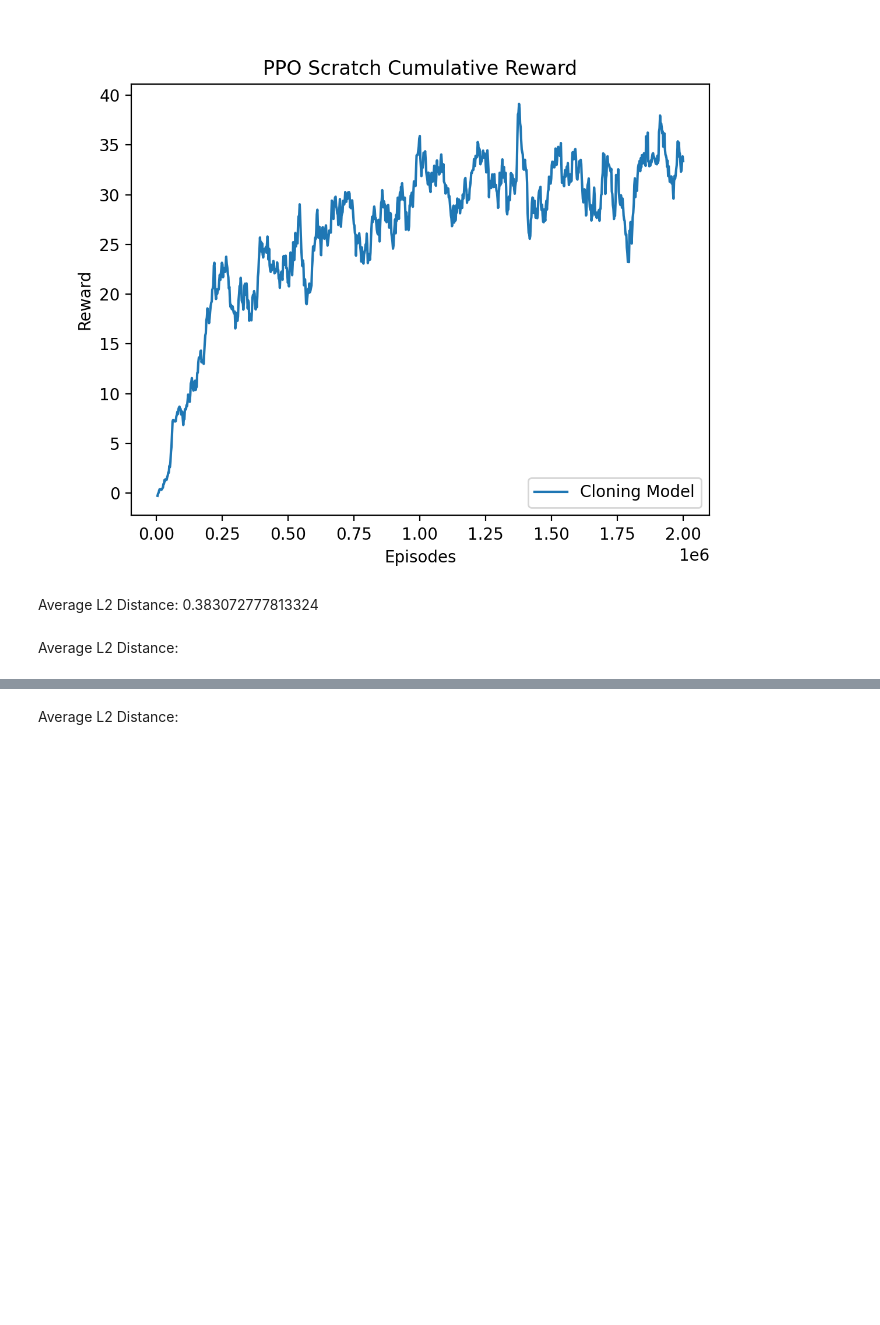
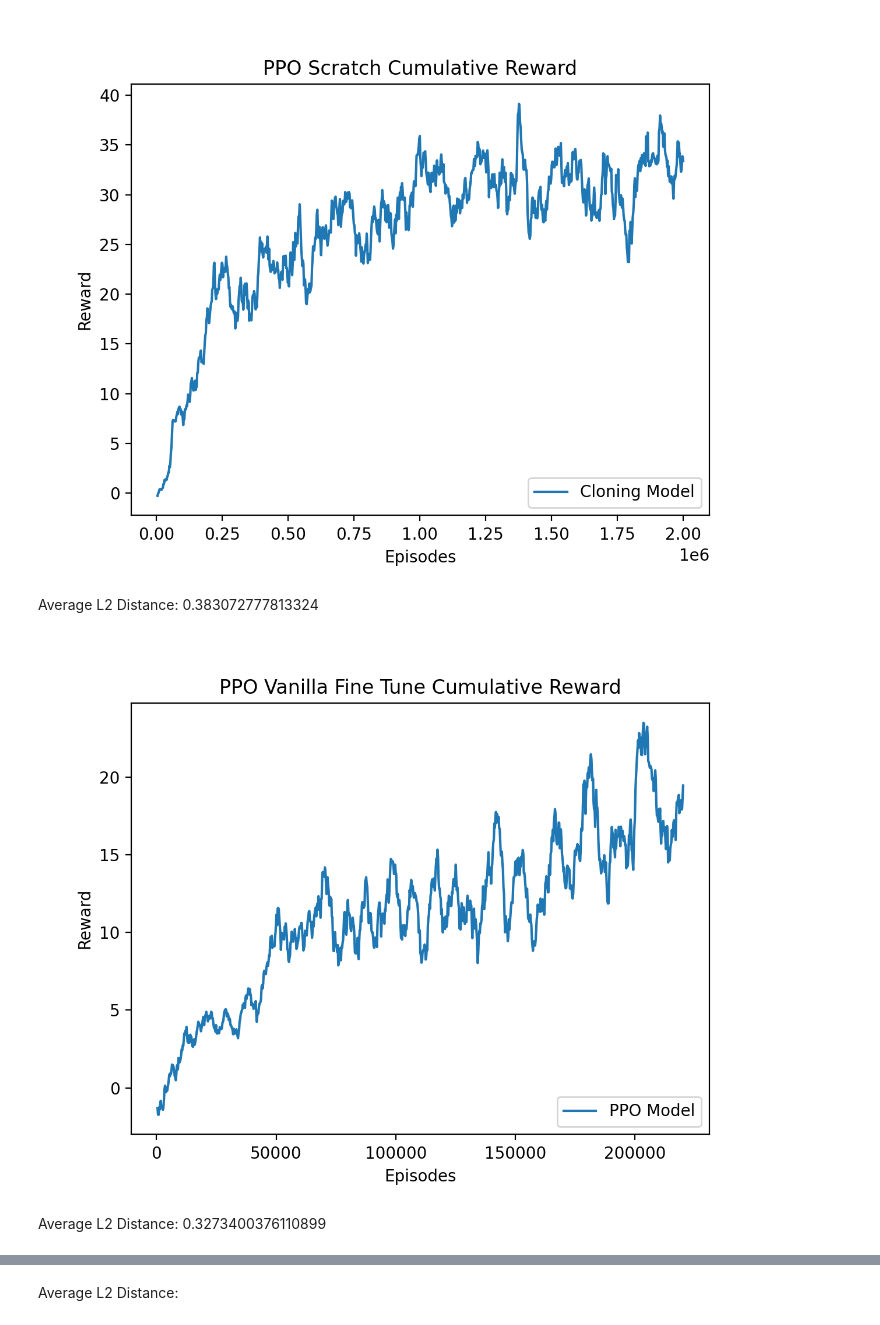
Before and after one commit to abdulhaim/884_hw3, a Jupyter notebook: hw3_solutions.ipynb, the cells around one changed output, grey strips where cells are left out. Cells and saved outputs as stored; diff of their text form; code cells hidden in the pictures; blank space fills up the shorter version.

```diff
--- a/hw3_solutions.ipynb
+++ b/hw3_solutions.ipynb
@@ -55,8 +55,10 @@ Image(filename='plots/scratch.png')
 Average L2 Distance:  0.383072777813324
 # %%
 from IPython.display import Image
-Image(filename='plots/fine_tune.png')
+Image(filename='plots/vanilla.png')
+# %% [output]
+[figure, added]
 # %% [markdown]
-Average L2 Distance:
+Average L2 Distance: 0.3273400376110899
 # %%
 from IPython.display import Image
```
Also changed, not shown: parts of 5 cells of this notebook, 16 other files.
